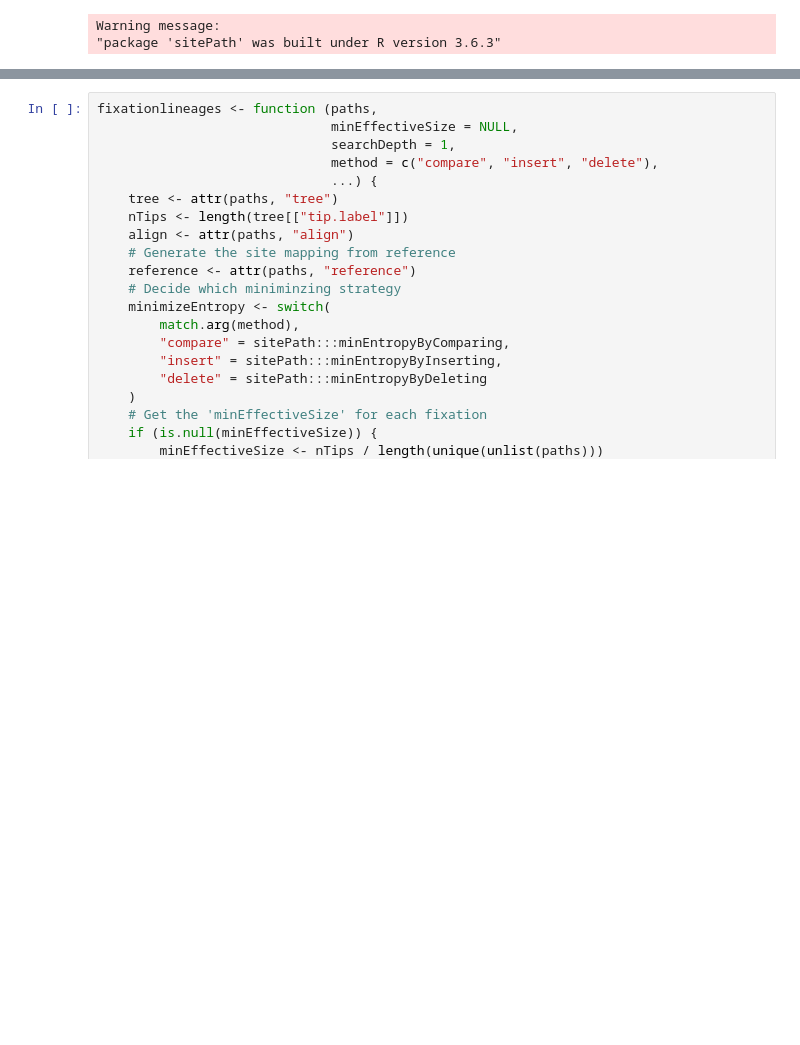
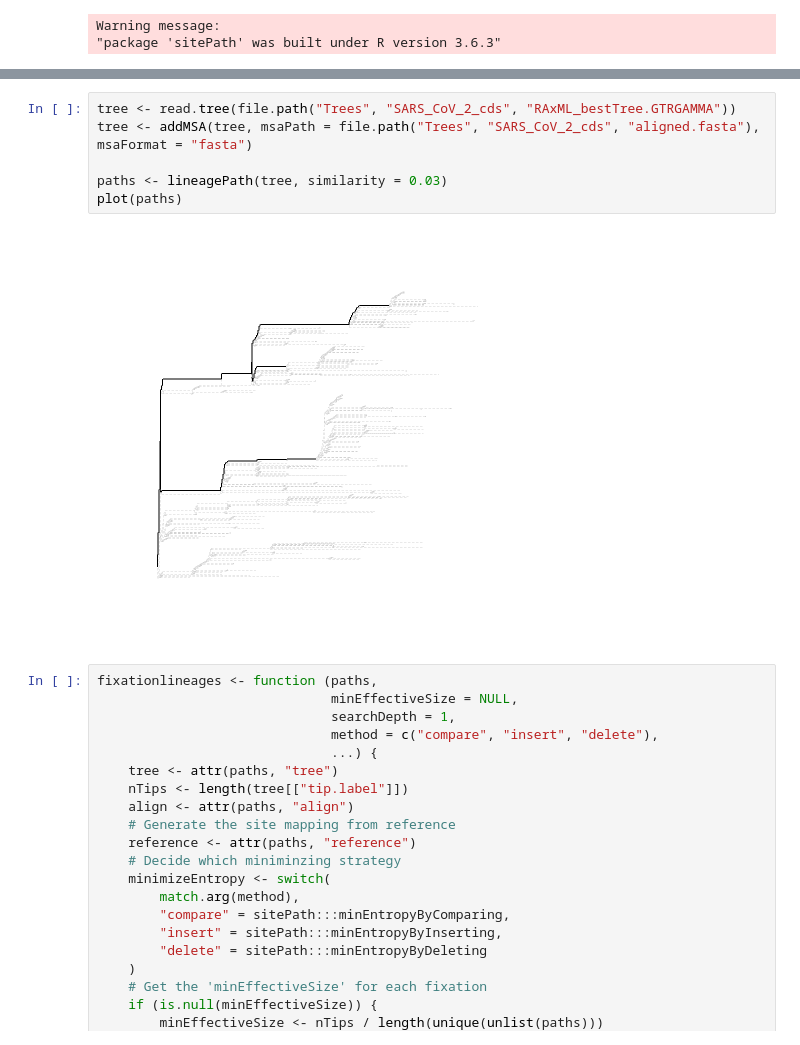
Before and after one commit to Takkoona/phyloColoring, a Jupyter notebook: 3_visualization.ipynb, the cells around one changed output, grey strips where cells are left out. Saved outputs shown, nothing was run; the diff lists cells and outputs as text; blank space fills up the shorter version.

```diff
--- a/3_visualization.ipynb
+++ b/3_visualization.ipynb
@@ -18,3 +14,11 @@ plot(paths)
+# %%
+tree <- read.tree(file.path("Trees", "SARS_CoV_2_cds", "RAxML_bestTree.GTRGAMMA"))
+tree <- addMSA(tree, msaPath = file.path("Trees", "SARS_CoV_2_cds", "aligned.fasta"), msaFormat = "fasta")
+
+paths <- lineagePath(tree, similarity = 0.03)
+plot(paths)
+# %% [output]
+[figure, added]
 # %%
 fixationlineages <- function (paths,
                               minEffectiveSize = NULL,
```
Also changed, not shown: parts of 18 cells of this notebook.
